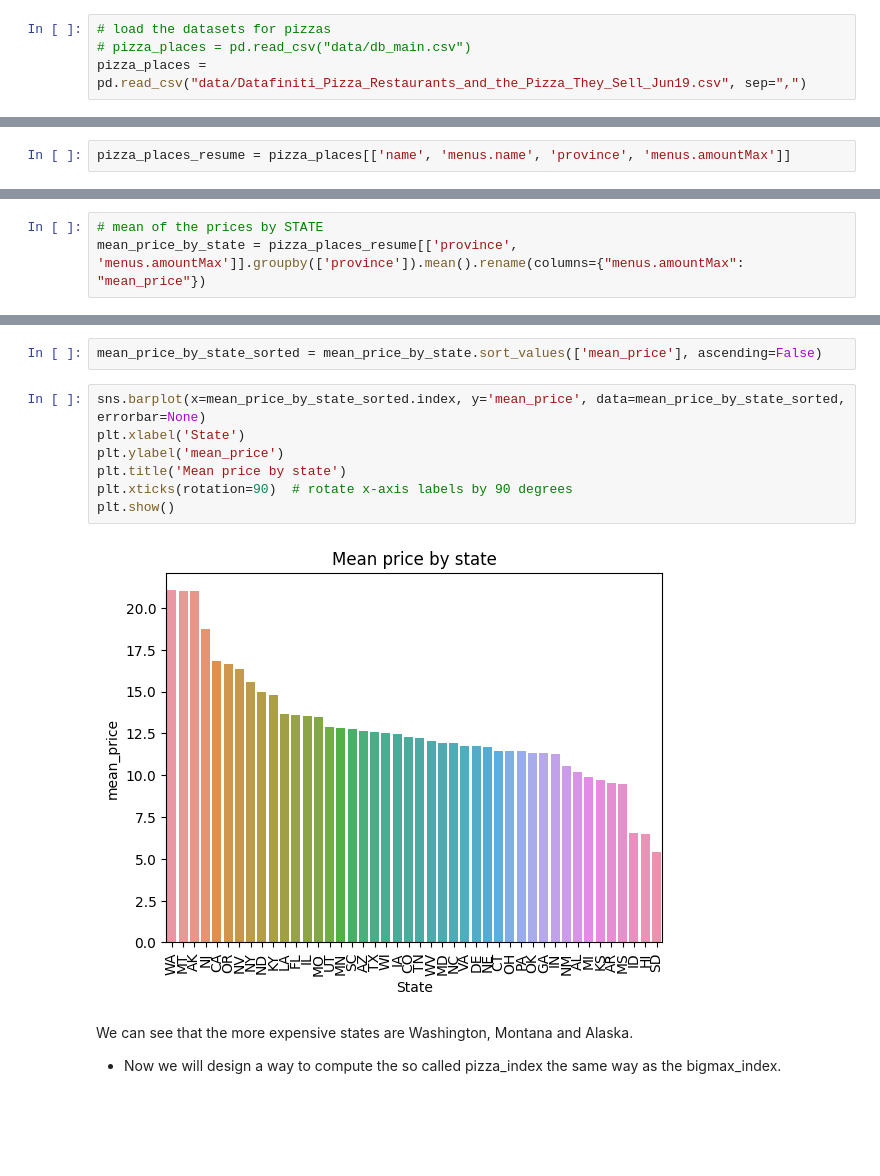
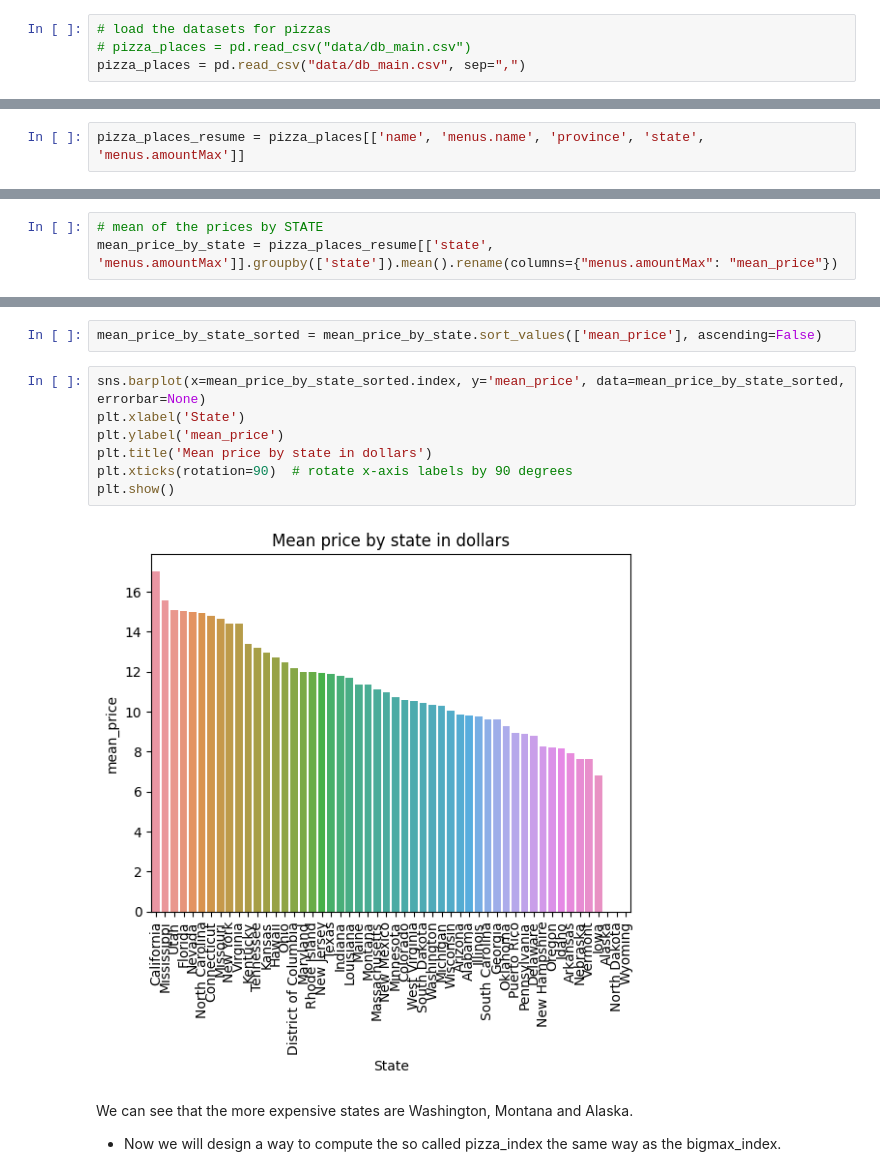
Before and after one commit to com-480-data-visualization/project-2023-viz-exe, a Jupyter notebook: Pizza_index.ipynb, the cells around one changed output, grey strips where cells are left out. Drawn from its saved outputs; the diff is of its cells as text; blank space fills up the shorter version.

Commit message:
Pizza index completed, and comparison with other social values, using mse

```diff
--- a/Pizza_index.ipynb
+++ b/Pizza_index.ipynb
@@ -15,7 +23,7 @@ living_cost_USA_by_STATE = pd.read_csv("data/living_cost_USA_by_STATE.csv", sep=
 # %%
 # load the datasets for pizzas
 # pizza_places = pd.read_csv("data/db_main.csv")
-pizza_places = pd.read_csv("data/Datafiniti_Pizza_Restaurants_and_the_Pizza_They_Sell_Jun19.csv", sep=",")
+pizza_places = pd.read_csv("data/db_main.csv", sep=",")
 # %%
 pizza_places.columns
 # %% [output]
@@ -29,5 +52,5 @@ Index(['id', 'dateAdded', 'dateUpdated', 'address', 'categories',
 # %%
-pizza_places_resume = pizza_places[['name', 'menus.name', 'province', 'menus.amountMax']]
+pizza_places_resume = pizza_places[['name', 'menus.name', 'province', 'state', 'menus.amountMax']]
 # %%
 pizza_places_resume.sample(3)
 # %% [output]
@@ -60,7 +83,7 @@ Now we will try to attach to construct a pizza index from theses datasets in ord
 - Finally we can compare it to the cost of living in the USA and see how similar the results are.
 # %%
 # mean of the prices by STATE
-mean_price_by_state = pizza_places_resume[['province', 'menus.amountMax']].groupby(['province']).mean().rename(columns={"menus.amountMax": "mean_price"})
+mean_price_by_state = pizza_places_resume[['state', 'menus.amountMax']].groupby(['state']).mean().rename(columns={"menus.amountMax": "mean_price"})
 # %%
 mean_price_by_state.sample(3)
 # %% [output]
@@ -74,12 +97,12 @@ mean_price_by_state_sorted = mean_price_by_state.sort_values(['mean_price'], asc
 # %%
 sns.barplot(x=mean_price_by_state_sorted.index, y='mean_price', data=mean_price_by_state_sorted, errorbar=None)
 plt.xlabel('State')
 plt.ylabel('mean_price')
-plt.title('Mean price by state')
+plt.title('Mean price by state in dollars')
 plt.xticks(rotation=90)  # rotate x-axis labels by 90 degrees
 plt.show()
 # %% [output]
-[figure, old version]
+[figure, new version]
 # %% [markdown]
 We can see that the more expensive states are Washington, Montana and Alaska.
 
```
Also changed, not shown: parts of 44 cells of this notebook, 2 other files.
